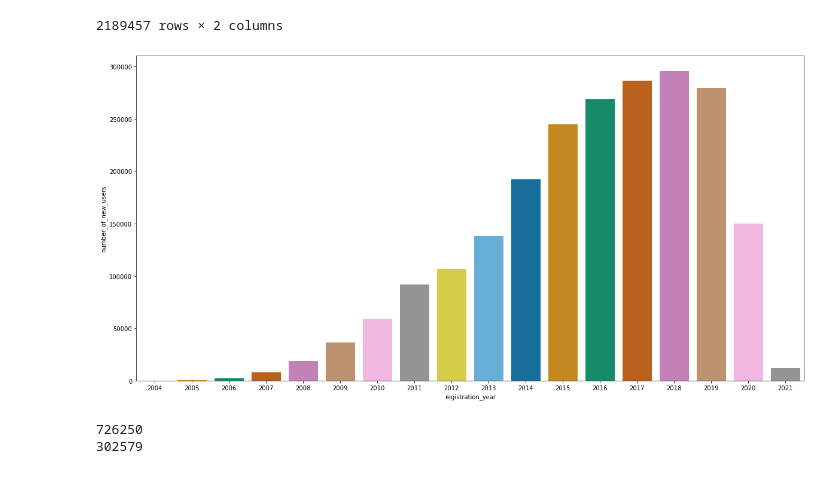
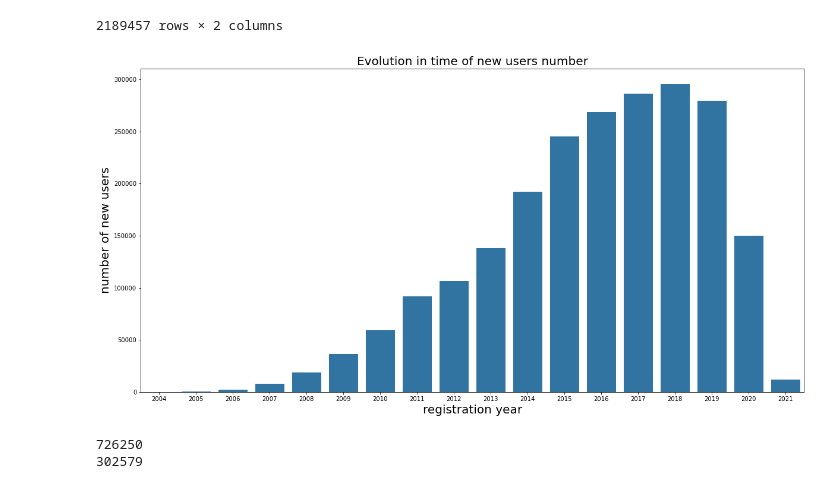
Before and after one commit to lucarossi9/Statistical-computation-project-2, a Jupyter notebook: time_space_analysis.ipynb, the cells around one changed output. Cells and saved outputs as stored; diff of their text form; code cells hidden in the pictures.

Commit message:
graph modifications

```diff
--- a/time_space_analysis.ipynb
+++ b/time_space_analysis.ipynb
@@ -310,11 +312,13 @@ enter_user
 # %%
 fig, ax=plt.subplots(1,1,figsize=(20,10))
 #ax.set_yscale('log')
-sns.countplot(data=enter_user,x='registration_year',palette='colorblind',ax=ax)
-plt.ylabel('number_of_new_users')
+sns.countplot(data=enter_user,x='registration_year',color='tab:blue',ax=ax)
+plt.ylabel('number of new users',fontsize=20)
+plt.xlabel('registration year',fontsize=20)
+plt.title('Evolution in time of new users number',fontsize=20)
 plt.show()
 # %% [output]
-[figure, old version]
+[figure, new version]
 # %%
 df_u = pd.read_json('yelp_academic_dataset_user.json', lines=True)
 print(len(df_u[df_u['review_count']>10]))
```
Also changed, not shown: parts of 16 cells of this notebook, 1 other file.
